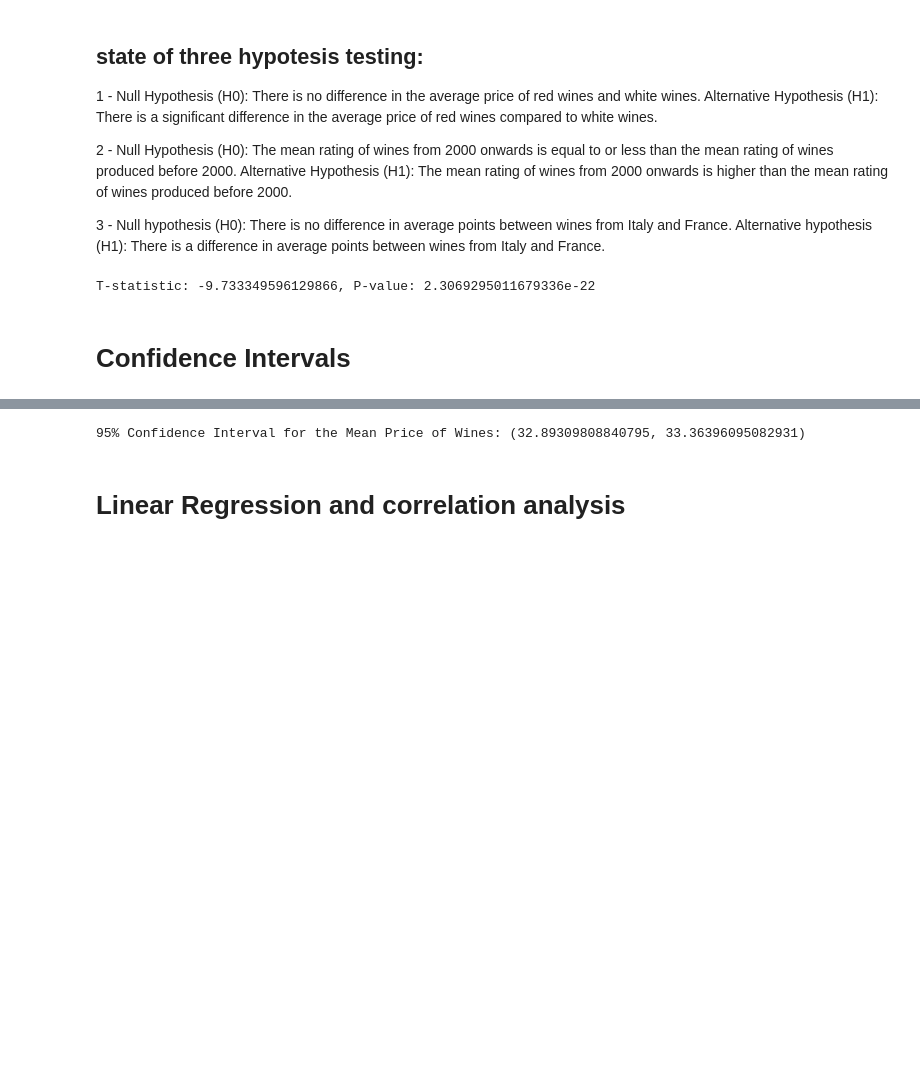
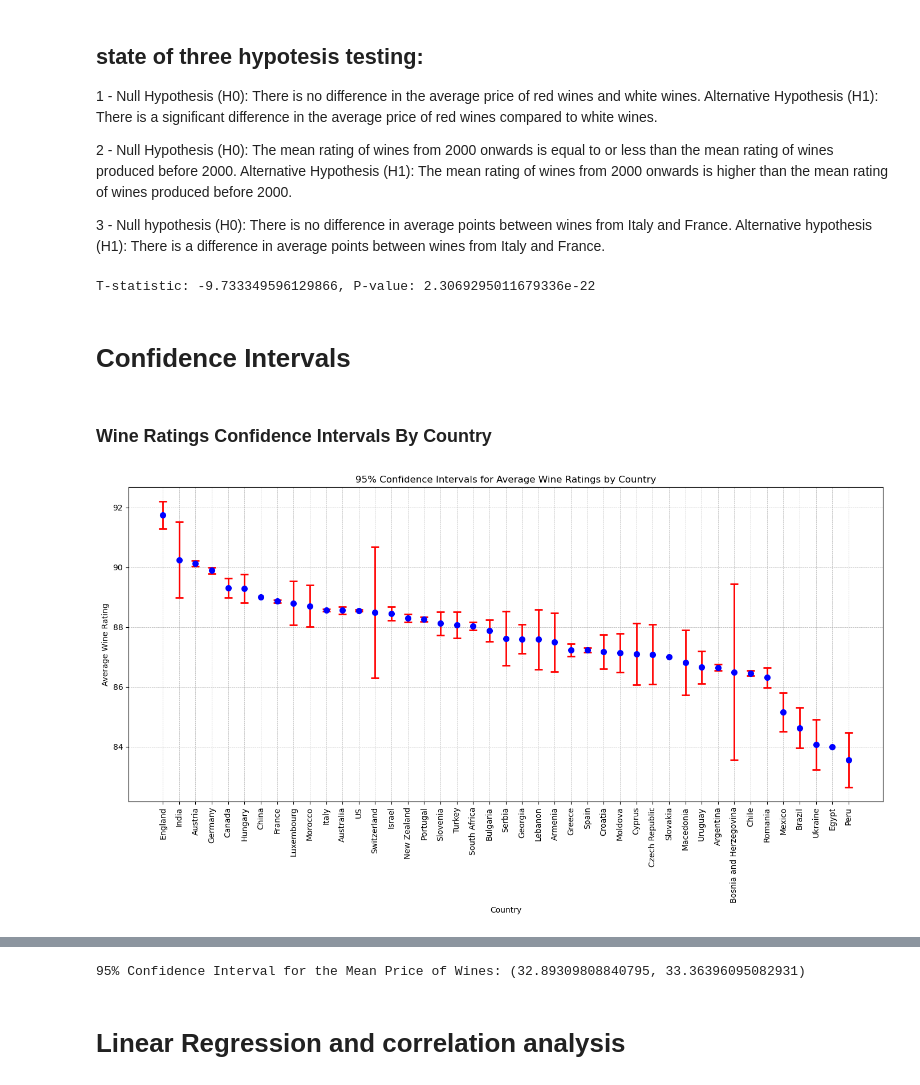
Before and after one commit to Supsi-Collaborative-Projects/wine-analysis, a Jupyter notebook: analysis.ipynb, the cells around one changed output, grey strips where cells are left out. Cells and saved outputs as stored; diff of their text form; code cells hidden in the pictures; blank space fills up the shorter version.

Commit message:
Update analysis.ipynb
added some confidence interval and better data cleaning

```diff
--- a/analysis.ipynb
+++ b/analysis.ipynb
@@ -358,3 +392,37 @@ print(f'T-statistic: {t_stat}, P-value: {p_value}')
 T-statistic: -9.733349596129866, P-value: 2.3069295011679336e-22
 # %% [markdown]
 # Confidence Intervals
+# %% [markdown]
+### Wine Ratings Confidence Intervals By Country
+# %%
+wine_data_filtered = df[['country', 'points']].dropna()
+
+# Calculate mean and confidence interval for each country
+countries = wine_data_filtered['country'].unique()
+confidence_intervals = []
+
+for country in countries:
+    country_data = wine_data_filtered[wine_data_filtered['country'] == country]['points']
+    mean = np.mean(country_data)
+    confidence = stats.norm.interval(0.95, loc=mean, scale=stats.sem(country_data))
+    confidence_intervals.append((country, mean, confidence[0], confidence[1]))
+
+# Create a DataFrame for better visualization
+confidence_df = pd.DataFrame(confidence_intervals, columns=['Country', 'Mean', 'Lower CI', 'Upper CI'])
+confidence_df = confidence_df.sort_values(by='Mean', ascending=False)
+
+# Plotting the confidence intervals
+plt.figure(figsize=(14, 8))
+plt.errorbar(confidence_df['Country'], confidence_df['Mean'],
+             yerr=[confidence_df['Mean'] - confidence_df['Lower CI'], confidence_df['Upper CI'] - confidence_df['Mean']],
+             fmt='o', ecolor='r', capsize=5, elinewidth=2, markeredgewidth=2, color='blue')
+plt.xticks(rotation=90)
+plt.xlabel('Country')
+plt.ylabel('Average Wine Rating')
+plt.title('95% Confidence Intervals for Average Wine Ratings by Country')
+plt.grid(True, linestyle='--', linewidth=0.5)
+plt.tight_layout()
+
+plt.show()
+# %% [output]
+[figure, added]
```
Also changed, not shown: parts of 23 cells of this notebook.
